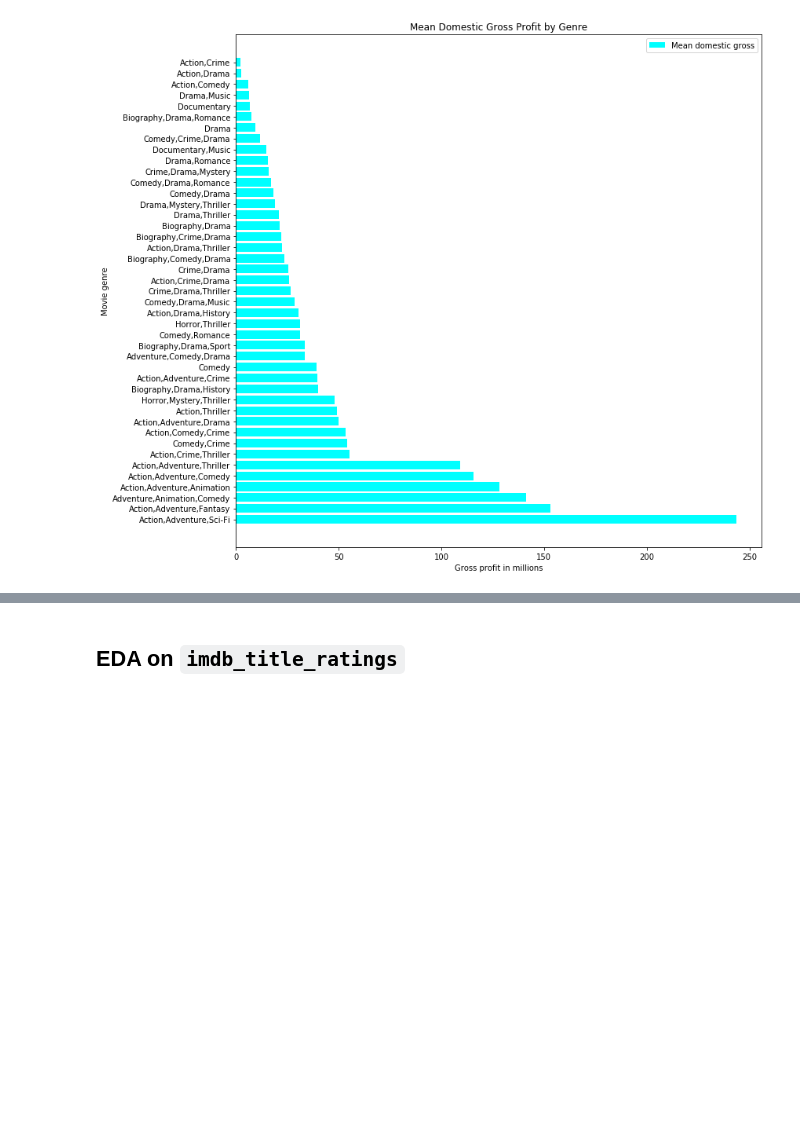
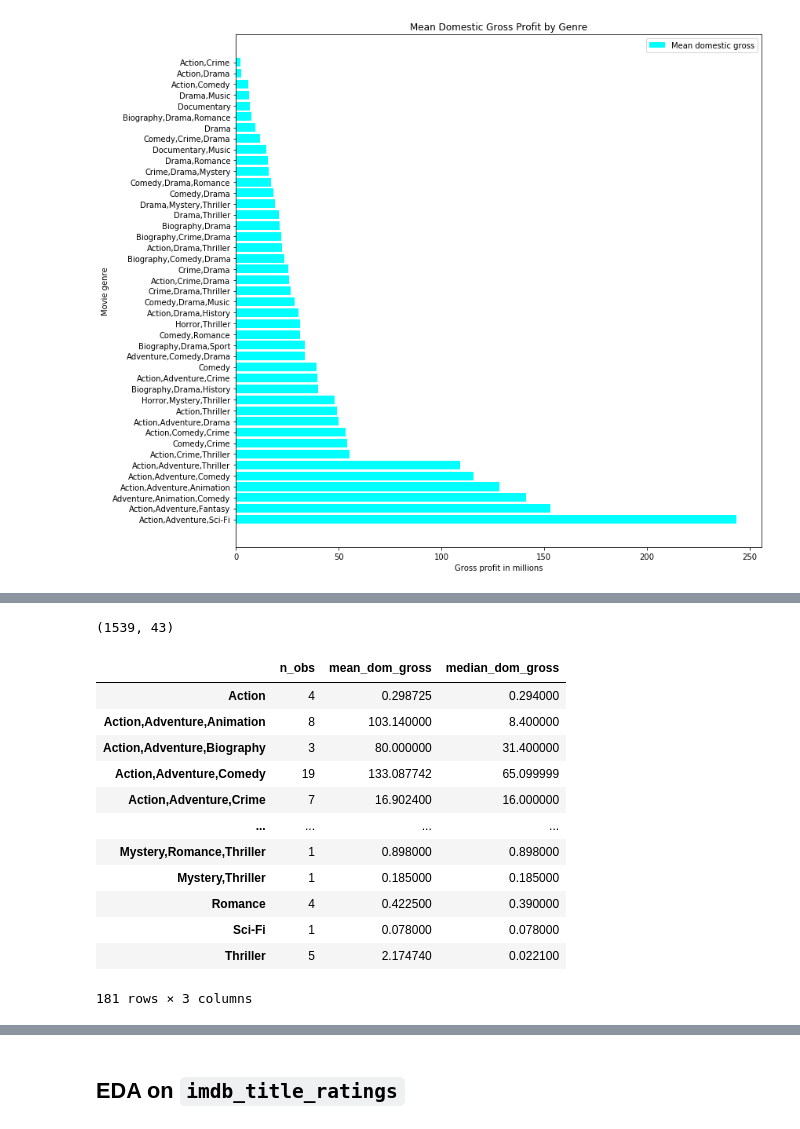
Before and after one commit to etr359/project-1-movie-analysis, a Jupyter notebook: project1_analysis_MASTER2.ipynb, the cells around one changed output, grey strips where cells are left out. Cells and saved outputs as stored; diff of their text form; code cells hidden in the pictures; blank space fills up the shorter version.

```diff
--- a/project1_analysis_MASTER2.ipynb
+++ b/project1_analysis_MASTER2.ipynb
@@ -1047,0 +1062,31 @@ See the caveats in the documentation: http://pandas.pydata.org/pandas-docs/stabl
+# %%
+genre_restricted_years = bom_gross_title_basics_ratings.loc[bom_gross_title_basics_ratings['year'] > 2014]
+# %%
+genre_restricted_years.shape
+# %% [output]
+(1539, 43)
+# %%
+genre_restricted_years_valcounts = genre_restricted_years.genres.value_counts()
+# %%
+mean_dom_multi_rest = genre_restricted_years.groupby(['genres'])['domestic_gross_mm'].mean()
+median_dom_multi_rest = genre_restricted_years.groupby(['genres'])['domestic_gross_mm'].median()
+multi_genre_restrict_df = pd.DataFrame(
+    {'n_obs': genre_restricted_years_valcounts,
+    'mean_dom_gross': mean_dom_multi_rest,
+    'median_dom_gross': median_dom_multi_rest,
+    })
+multi_genre_restrict_df
+# %% [output]
+|  | n_obs | mean_dom_gross | median_dom_gross |
+| Action | 4 | 0.298725 | 0.294000 |
+| Action,Adventure,Animation | 8 | 103.140000 | 8.400000 |
+| Action,Adventure,Biography | 3 | 80.000000 | 31.400000 |
+| Action,Adventure,Comedy | 19 | 133.087742 | 65.099999 |
+| Action,Adventure,Crime | 7 | 16.902400 | 16.000000 |
+| ... | ... | ... | ... |
+| Mystery,Romance,Thriller | 1 | 0.898000 | 0.898000 |
+| Mystery,Thriller | 1 | 0.185000 | 0.185000 |
+| Romance | 4 | 0.422500 | 0.390000 |
+| Sci-Fi | 1 | 0.078000 | 0.078000 |
+| Thriller | 5 | 2.174740 | 0.022100 |
+181 rows × 3 columns
```
Also changed, not shown: parts of 20 cells of this notebook, 3 other files.
